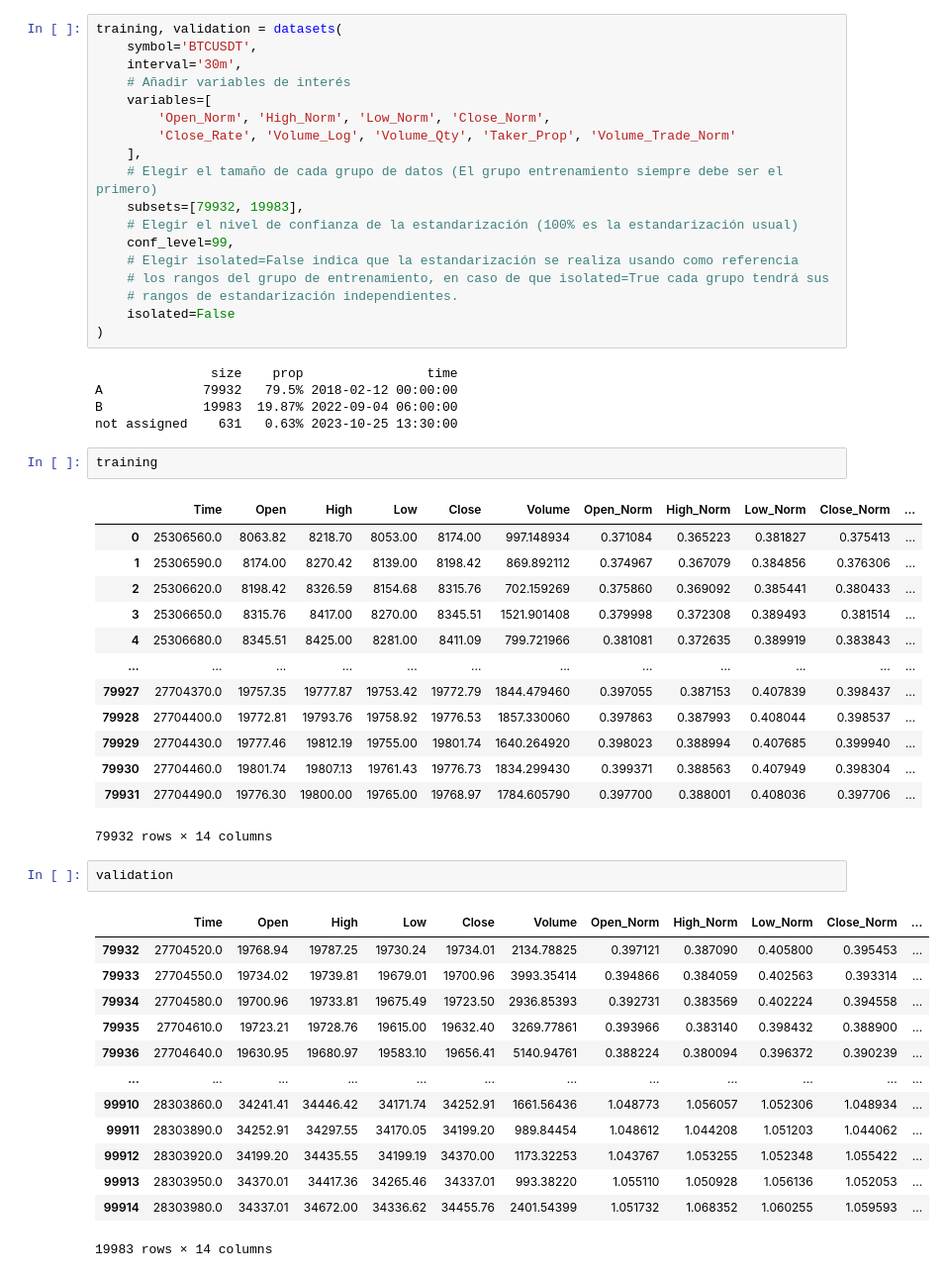
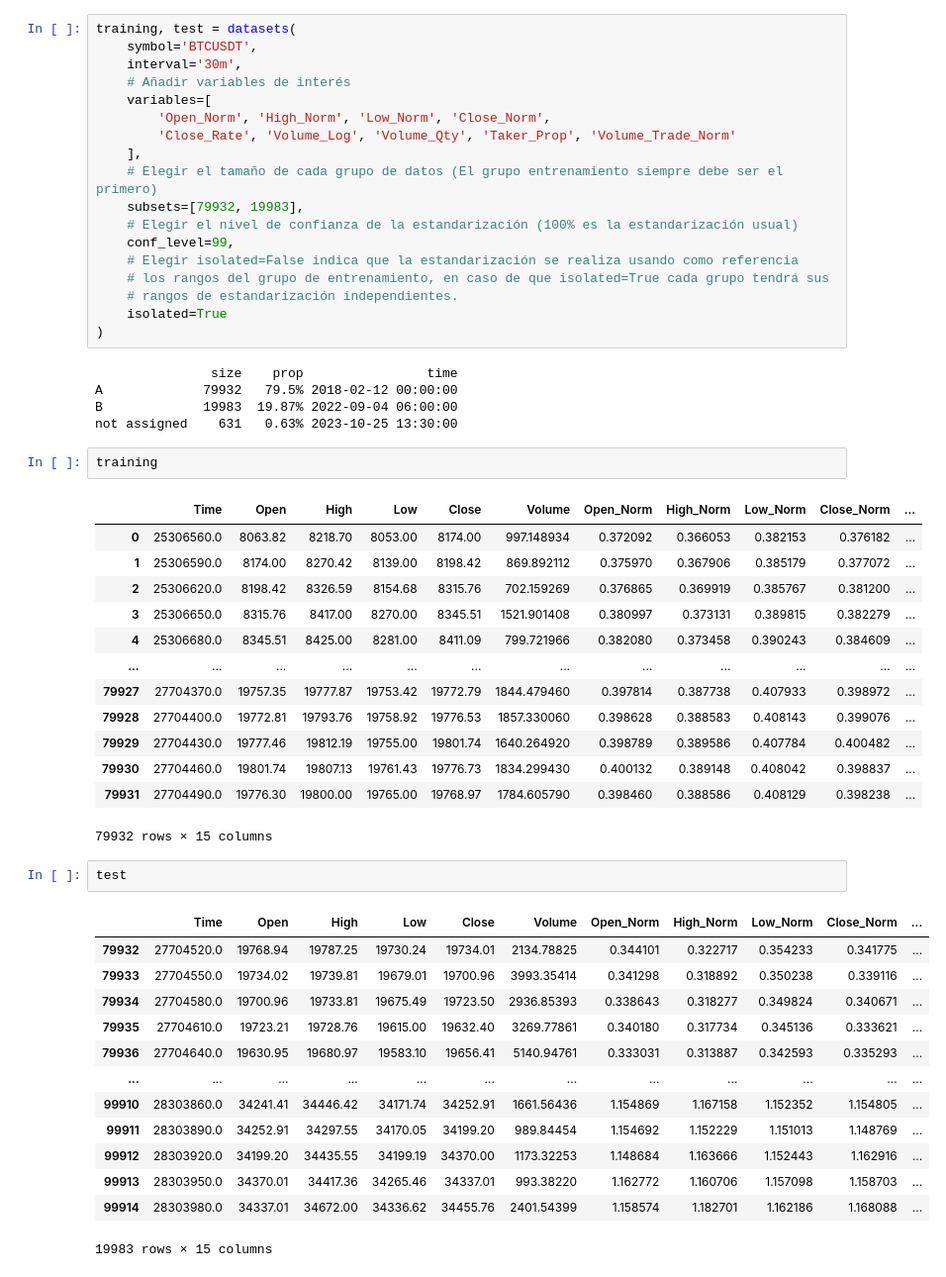
Before and after one commit to AlbertNath/BTC-LSTM, a Jupyter notebook: src/python/jnotes/03 Limpieza y transformación.ipynb, the cells around one changed output. Shown: that part at 99% size. Drawn from its saved outputs; the diff is of its cells as text.

```diff
--- a/src/python/jnotes/03 Limpieza y transformación.ipynb
+++ b/src/python/jnotes/03 Limpieza y transformación.ipynb
@@ -187,5 +195,5 @@ La función `datasets` se encarga principalmente de dividir la base principal en
 # %%
-training, validation = datasets(
+training, test = datasets(
     symbol='BTCUSDT',
     interval='30m',
     # Añadir variables de interés
@@ -200,7 +208,7 @@ training, validation = datasets(
     # Elegir isolated=False indica que la estandarización se realiza usando como referencia
     # los rangos del grupo de entrenamiento, en caso de que isolated=True cada grupo tendrá sus
     # rangos de estandarización independientes.
-    isolated=False
+    isolated=True
 )
 # %% [output]
                size    prop                time
@@ -211,32 +219,32 @@ not assigned    631   0.63% 2023-10-25 13:30:00
 training
 # %% [output]
 |  | Time | Open | High | Low | Close | Volume | Open_Norm | High_Norm | Low_Norm | Close_Norm | ... |
-| 0 | 25306560.0 | 8063.82 | 8218.70 | 8053.00 | 8174.00 | 997.148934 | 0.371084 | 0.365223 | 0.381827 | 0.375413 | ... |
-| 1 | 25306590.0 | 8174.00 | 8270.42 | 8139.00 | 8198.42 | 869.892112 | 0.374967 | 0.367079 | 0.384856 | 0.376306 | ... |
-| 2 | 25306620.0 | 8198.42 | 8326.59 | 8154.68 | 8315.76 | 702.159269 | 0.375860 | 0.369092 | 0.385441 | 0.380433 | ... |
-| 3 | 25306650.0 | 8315.76 | 8417.00 | 8270.00 | 8345.51 | 1521.901408 | 0.379998 | 0.372308 | 0.389493 | 0.381514 | ... |
-| 4 | 25306680.0 | 8345.51 | 8425.00 | 8281.00 | 8411.09 | 799.721966 | 0.381081 | 0.372635 | 0.389919 | 0.383843 | ... |
+| 0 | 25306560.0 | 8063.82 | 8218.70 | 8053.00 | 8174.00 | 997.148934 | 0.372092 | 0.366053 | 0.382153 | 0.376182 | ... |
+| 1 | 25306590.0 | 8174.00 | 8270.42 | 8139.00 | 8198.42 | 869.892112 | 0.375970 | 0.367906 | 0.385179 | 0.377072 | ... |
+| 2 | 25306620.0 | 8198.42 | 8326.59 | 8154.68 | 8315.76 | 702.159269 | 0.376865 | 0.369919 | 0.385767 | 0.381200 | ... |
+| 3 | 25306650.0 | 8315.76 | 8417.00 | 8270.00 | 8345.51 | 1521.901408 | 0.380997 | 0.373131 | 0.389815 | 0.382279 | ... |
+| 4 | 25306680.0 | 8345.51 | 8425.00 | 8281.00 | 8411.09 | 799.721966 | 0.382080 | 0.373458 | 0.390243 | 0.384609 | ... |
 | ... | ... | ... | ... | ... | ... | ... | ... | ... | ... | ... | ... |
-| 79927 | 27704370.0 | 19757.35 | 19777.87 | 19753.42 | 19772.79 | 1844.479460 | 0.397055 | 0.387153 | 0.407839 | 0.398437 | ... |
-| 79928 | 27704400.0 | 19772.81 | 19793.76 | 19758.92 | 19776.53 | 1857.330060 | 0.397863 | 0.387993 | 0.408044 | 0.398537 | ... |
-| 79929 | 27704430.0 | 19777.46 | 19812.19 | 19755.00 | 19801.74 | 1640.264920 | 0.398023 | 0.388994 | 0.407685 | 0.399940 | ... |
-| 79930 | 27704460.0 | 19801.74 | 19807.13 | 19761.43 | 19776.73 | 1834.299430 | 0.399371 | 0.388563 | 0.407949 | 0.398304 | ... |
-| 79931 | 27704490.0 | 19776.30 | 19800.00 | 19765.00 | 19768.97 | 1784.605790 | 0.397700 | 0.388001 | 0.408036 | 0.397706 | ... |
+| 79927 | 27704370.0 | 19757.35 | 19777.87 | 19753.42 | 19772.79 | 1844.479460 | 0.397814 | 0.387738 | 0.407933 | 0.398972 | ... |
+| 79928 | 27704400.0 | 19772.81 | 19793.76 | 19758.92 | 19776.53 | 1857.330060 | 0.398628 | 0.388583 | 0.408143 | 0.399076 | ... |
+| 79929 | 27704430.0 | 19777.46 | 19812.19 | 19755.00 | 19801.74 | 1640.264920 | 0.398789 | 0.389586 | 0.407784 | 0.400482 | ... |
+| 79930 | 27704460.0 | 19801.74 | 19807.13 | 19761.43 | 19776.73 | 1834.299430 | 0.400132 | 0.389148 | 0.408042 | 0.398837 | ... |
+| 79931 | 27704490.0 | 19776.30 | 19800.00 | 19765.00 | 19768.97 | 1784.605790 | 0.398460 | 0.388586 | 0.408129 | 0.398238 | ... |
-79932 rows × 14 columns
+79932 rows × 15 columns
-# %%
-validation
-# %% [output]
-|  | Time | Open | High | Low | Close | Volume | Open_Norm | High_Norm | Low_Norm | Close_Norm | ... |
-| 79932 | 27704520.0 | 19768.94 | 19787.25 | 19730.24 | 19734.01 | 2134.78825 | 0.397121 | 0.387090 | 0.405800 | 0.395453 | ... |
-| 79933 | 27704550.0 | 19734.02 | 19739.81 | 19679.01 | 19700.96 | 3993.35414 | 0.394866 | 0.384059 | 0.402563 | 0.393314 | ... |
-| 79934 | 27704580.0 | 19700.96 | 19733.81 | 19675.49 | 19723.50 | 2936.85393 | 0.392731 | 0.383569 | 0.402224 | 0.394558 | ... |
-| 79935 | 27704610.0 | 19723.21 | 19728.76 | 19615.00 | 19632.40 | 3269.77861 | 0.393966 | 0.383140 | 0.398432 | 0.388900 | ... |
-| 79936 | 27704640.0 | 19630.95 | 19680.97 | 19583.10 | 19656.41 | 5140.94761 | 0.388224 | 0.380094 | 0.396372 | 0.390239 | ... |
-| ... | ... | ... | ... | ... | ... | ... | ... | ... | ... | ... | ... |
-| 99910 | 28303860.0 | 34241.41 | 34446.42 | 34171.74 | 34252.91 | 1661.56436 | 1.048773 | 1.056057 | 1.052306 | 1.048934 | ... |
-| 99911 | 28303890.0 | 34252.91 | 34297.55 | 34170.05 | 34199.20 | 989.84454 | 1.048612 | 1.044208 | 1.051203 | 1.044062 | ... |
-| 99912 | 28303920.0 | 34199.20 | 34435.55 | 34199.19 | 34370.00 | 1173.32253 | 1.043767 | 1.053255 | 1.052348 | 1.055422 | ... |
-| 99913 | 28303950.0 | 34370.01 | 34417.36 | 34265.46 | 34337.01 | 993.38220 | 1.055110 | 1.050928 | 1.056136 | 1.052053 | ... |
-| 99914 | 28303980.0 | 34337.01 | 34672.00 | 34336.62 | 34455.76 | 2401.54399 | 1.051732 | 1.068352 | 1.060255 | 1.059593 | ... |
-19983 rows × 14 columns
+# %%
+test
+# %% [output]
+|  | Time | Open | High | Low | Close | Volume | Open_Norm | High_Norm | Low_Norm | Close_Norm | ... |
+| 79932 | 27704520.0 | 19768.94 | 19787.25 | 19730.24 | 19734.01 | 2134.78825 | 0.344101 | 0.322717 | 0.354233 | 0.341775 | ... |
+| 79933 | 27704550.0 | 19734.02 | 19739.81 | 19679.01 | 19700.96 | 3993.35414 | 0.341298 | 0.318892 | 0.350238 | 0.339116 | ... |
+| 79934 | 27704580.0 | 19700.96 | 19733.81 | 19675.49 | 19723.50 | 2936.85393 | 0.338643 | 0.318277 | 0.349824 | 0.340671 | ... |
+| 79935 | 27704610.0 | 19723.21 | 19728.76 | 19615.00 | 19632.40 | 3269.77861 | 0.340180 | 0.317734 | 0.345136 | 0.333621 | ... |
+| 79936 | 27704640.0 | 19630.95 | 19680.97 | 19583.10 | 19656.41 | 5140.94761 | 0.333031 | 0.313887 | 0.342593 | 0.335293 | ... |
+| ... | ... | ... | ... | ... | ... | ... | ... | ... | ... | ... | ... |
+| 99910 | 28303860.0 | 34241.41 | 34446.42 | 34171.74 | 34252.91 | 1661.56436 | 1.154869 | 1.167158 | 1.152352 | 1.154805 | ... |
+| 99911 | 28303890.0 | 34252.91 | 34297.55 | 34170.05 | 34199.20 | 989.84454 | 1.154692 | 1.152229 | 1.151013 | 1.148769 | ... |
+| 99912 | 28303920.0 | 34199.20 | 34435.55 | 34199.19 | 34370.00 | 1173.32253 | 1.148684 | 1.163666 | 1.152443 | 1.162916 | ... |
+| 99913 | 28303950.0 | 34370.01 | 34417.36 | 34265.46 | 34337.01 | 993.38220 | 1.162772 | 1.160706 | 1.157098 | 1.158703 | ... |
+| 99914 | 28303980.0 | 34337.01 | 34672.00 | 34336.62 | 34455.76 | 2401.54399 | 1.158574 | 1.182701 | 1.162186 | 1.168088 | ... |
+19983 rows × 15 columns
 # %%
```
Also changed, not shown: parts of 3 cells of this notebook, 9 other files.
